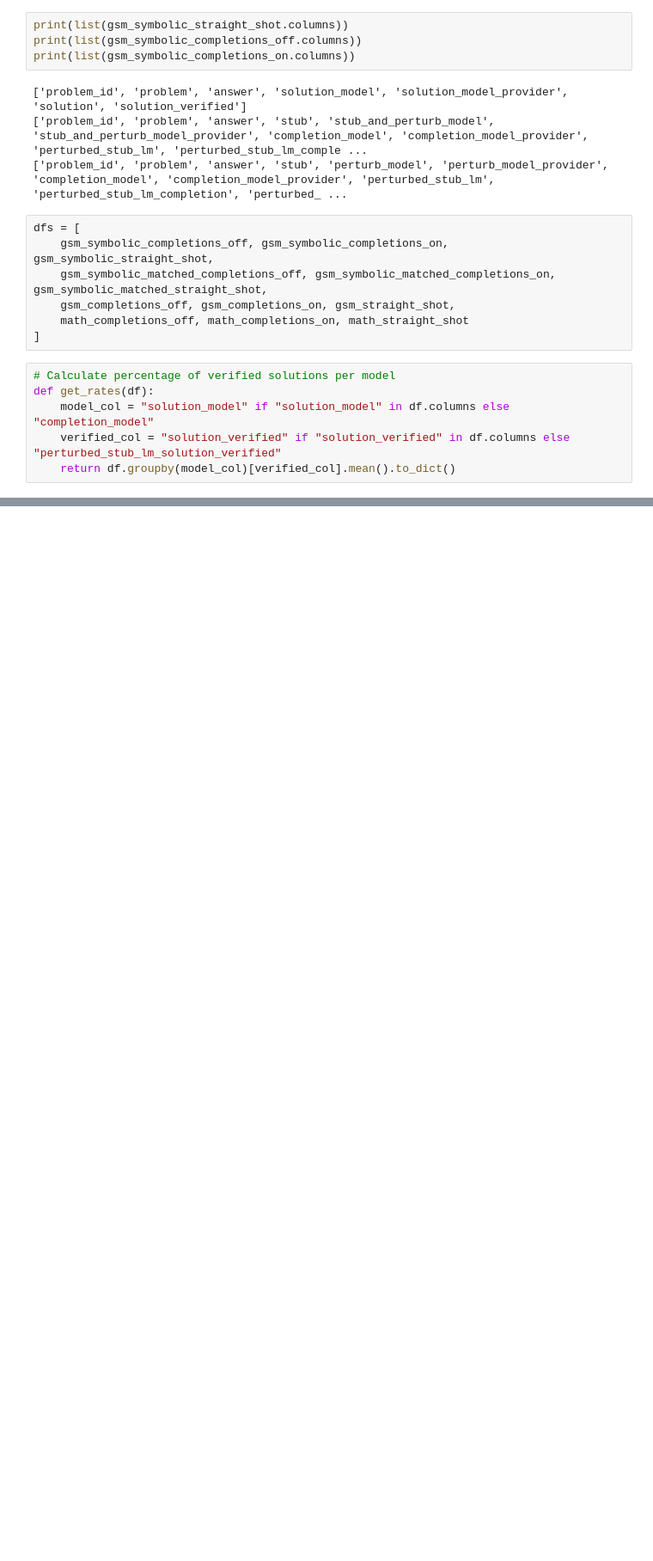
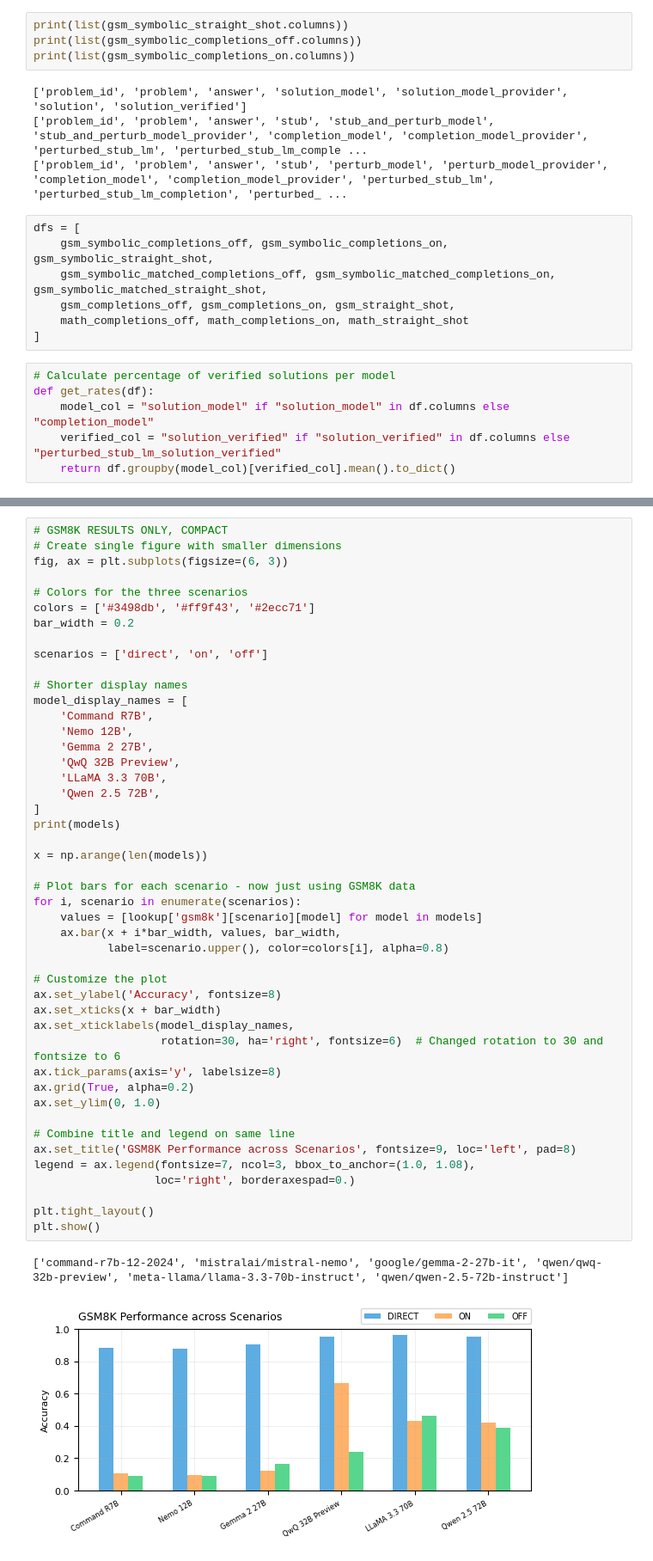
Before and after one commit to sasilver75/cohere-reasoning-v5, a Jupyter notebook: gsm8k/generate_plots.ipynb, the cells around one changed output, grey strips where cells are left out. Shown at 86% size. Cells and saved outputs as stored; diff of their text form; blank space fills up the shorter version.

```diff
--- a/gsm8k/generate_plots.ipynb
+++ b/gsm8k/generate_plots.ipynb
@@ -57,0 +193,49 @@ def get_rates(df):
+# %%
+# GSM8K RESULTS ONLY, COMPACT
+# Create single figure with smaller dimensions
+fig, ax = plt.subplots(figsize=(6, 3))
+
+# Colors for the three scenarios
+colors = ['#3498db', '#ff9f43', '#2ecc71']
+bar_width = 0.2
+
+scenarios = ['direct', 'on', 'off']
+
+# Shorter display names
+model_display_names = [
+    'Command R7B',
+    'Nemo 12B',
+    'Gemma 2 27B',
+    'QwQ 32B Preview',
+    'LLaMA 3.3 70B',
+    'Qwen 2.5 72B',
+]
+print(models)
+
+x = np.arange(len(models))
+
+# Plot bars for each scenario - now just using GSM8K data
+for i, scenario in enumerate(scenarios):
+    values = [lookup['gsm8k'][scenario][model] for model in models]
+    ax.bar(x + i*bar_width, values, bar_width,
+           label=scenario.upper(), color=colors[i], alpha=0.8)
+
+# Customize the plot
+ax.set_ylabel('Accuracy', fontsize=8)
+ax.set_xticks(x + bar_width)
+ax.set_xticklabels(model_display_names,
+                   rotation=30, ha='right', fontsize=6)  # Changed rotation to 30 and fontsize to 6
+ax.tick_params(axis='y', labelsize=8)
+ax.grid(True, alpha=0.2)
+ax.set_ylim(0, 1.0)
+
+# Combine title and legend on same line
+ax.set_title('GSM8K Performance across Scenarios', fontsize=9, loc='left', pad=8)
+legend = ax.legend(fontsize=7, ncol=3, bbox_to_anchor=(1.0, 1.08),
+                  loc='right', borderaxespad=0.)
+
+plt.tight_layout()
+plt.show()
+# %% [output]
+['command-r7b-12-2024', 'mistralai/mistral-nemo', 'google/gemma-2-27b-it', 'qwen/qwq-32b-preview', 'meta-llama/llama-3.3-70b-instruct', 'qwen/qwen-2.5-72b-instruct']
+[figure, added]
```
Also changed, not shown: parts of 8 cells of this notebook, 2 other files.
